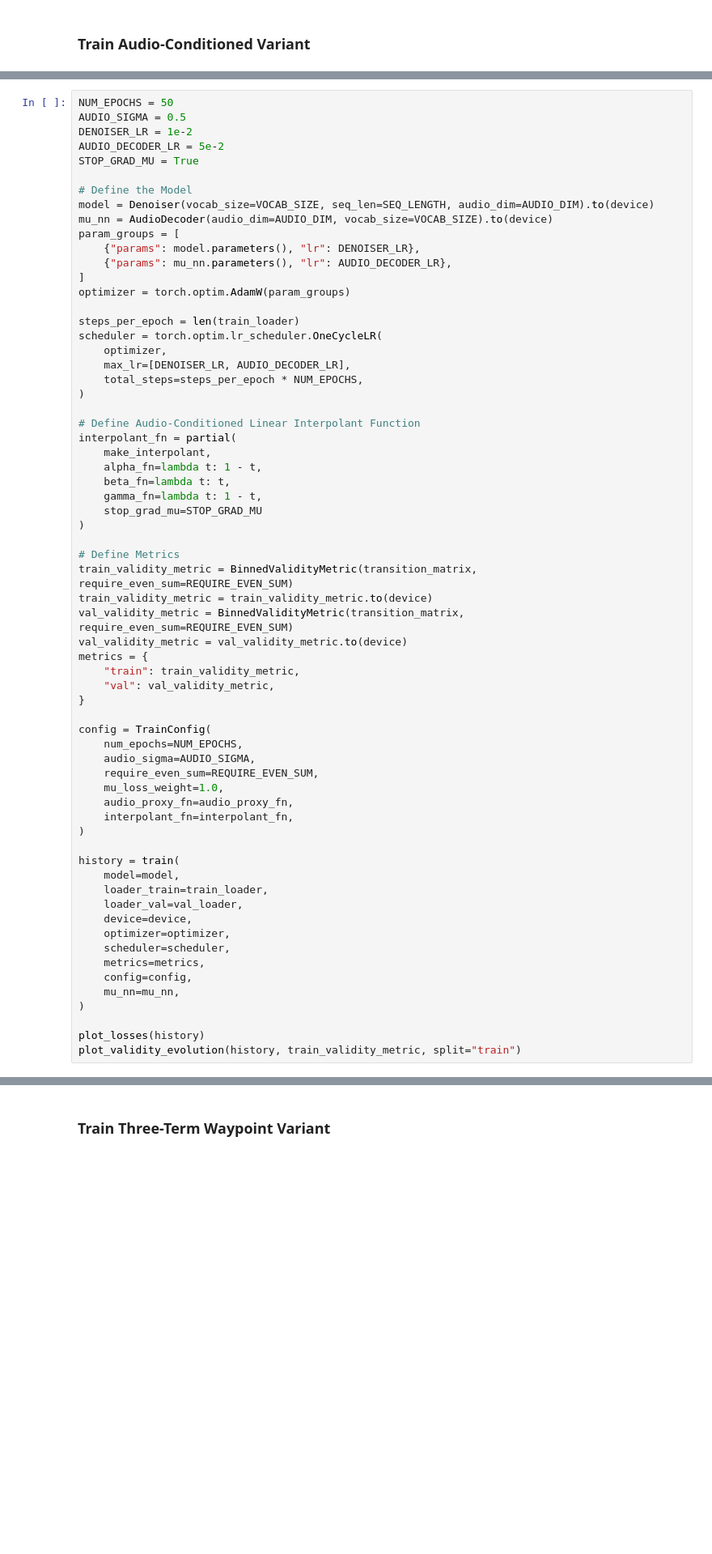
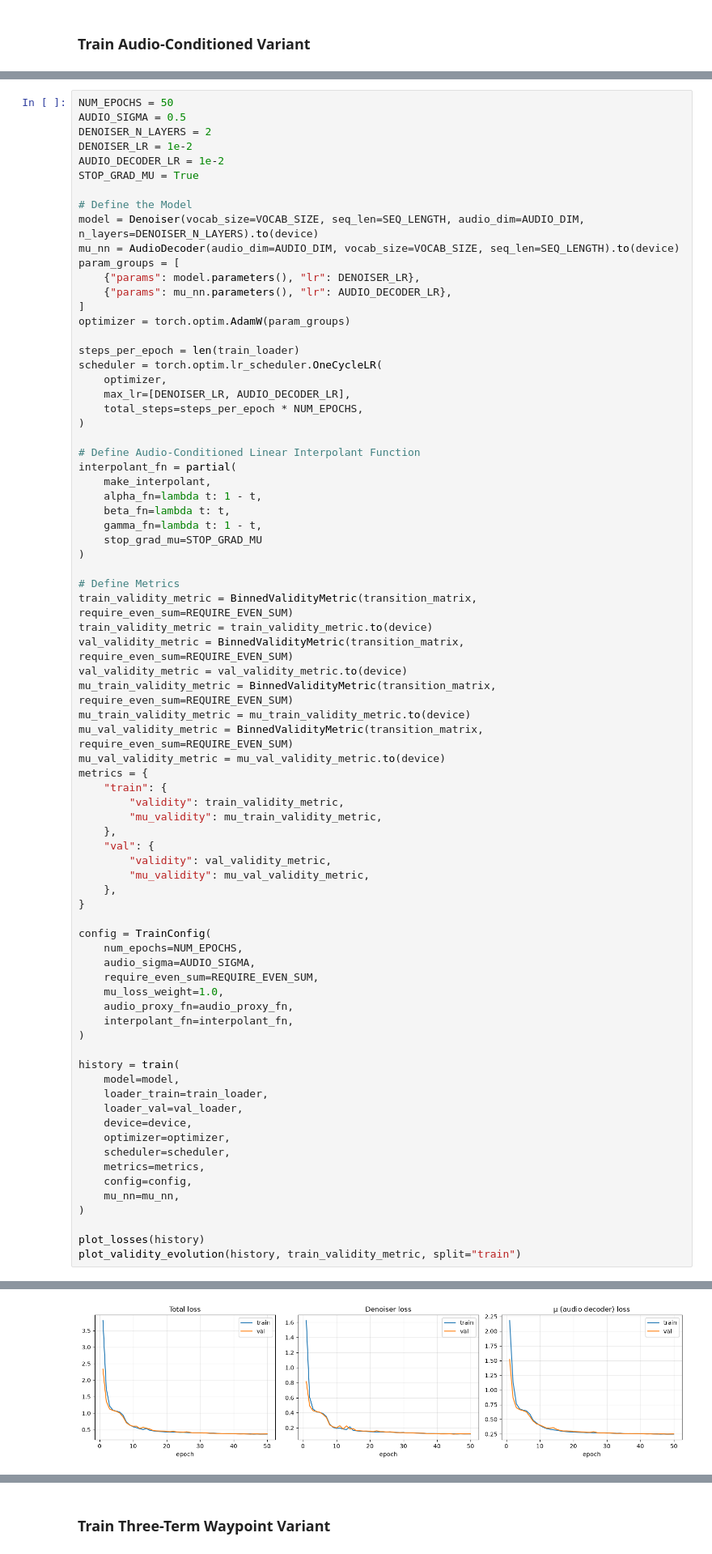
Before and after one commit to daoterog/continuous-flow-asr, a Jupyter notebook: notebooks/toy_experiment.ipynb, the cells around one changed output, grey strips where cells are left out. Shown at 81% size. Cells and saved outputs as stored; diff of their text form; blank space fills up the shorter version.

```diff
--- a/notebooks/toy_experiment.ipynb
+++ b/notebooks/toy_experiment.ipynb
@@ -856,13 +1027,14 @@ val              72.8%     52.4%    100.0%
 # %%
 NUM_EPOCHS = 50
 AUDIO_SIGMA = 0.5
+DENOISER_N_LAYERS = 2
 DENOISER_LR = 1e-2
-AUDIO_DECODER_LR = 5e-2
+AUDIO_DECODER_LR = 1e-2
 STOP_GRAD_MU = True
 
 # Define the Model
-model = Denoiser(vocab_size=VOCAB_SIZE, seq_len=SEQ_LENGTH, audio_dim=AUDIO_DIM).to(device)
-mu_nn = AudioDecoder(audio_dim=AUDIO_DIM, vocab_size=VOCAB_SIZE).to(device)
+model = Denoiser(vocab_size=VOCAB_SIZE, seq_len=SEQ_LENGTH, audio_dim=AUDIO_DIM, n_layers=DENOISER_N_LAYERS).to(device)
+mu_nn = AudioDecoder(audio_dim=AUDIO_DIM, vocab_size=VOCAB_SIZE, seq_len=SEQ_LENGTH).to(device)
 param_groups = [
     {"params": model.parameters(), "lr": DENOISER_LR},
     {"params": mu_nn.parameters(), "lr": AUDIO_DECODER_LR},
@@ -890,9 +1062,19 @@ train_validity_metric = BinnedValidityMetric(transition_matrix, require_even_sum
 train_validity_metric = train_validity_metric.to(device)
 val_validity_metric = BinnedValidityMetric(transition_matrix, require_even_sum=REQUIRE_EVEN_SUM)
 val_validity_metric = val_validity_metric.to(device)
+mu_train_validity_metric = BinnedValidityMetric(transition_matrix, require_even_sum=REQUIRE_EVEN_SUM)
+mu_train_validity_metric = mu_train_validity_metric.to(device)
+mu_val_validity_metric = BinnedValidityMetric(transition_matrix, require_even_sum=REQUIRE_EVEN_SUM)
+mu_val_validity_metric = mu_val_validity_metric.to(device)
 metrics = {
-    "train": train_validity_metric,
-    "val": val_validity_metric,
+    "train": {
+        "validity": train_validity_metric,
+        "mu_validity": mu_train_validity_metric,
+    },
+    "val": {
+        "validity": val_validity_metric,
+        "mu_validity": mu_val_validity_metric,
+    },
 }
 
 config = TrainConfig(
@@ -938,0 +1121 @@ val              68.5%     46.6%     99.1%
+[figure, added]
```
Also changed, not shown: parts of 11 cells of this notebook.
